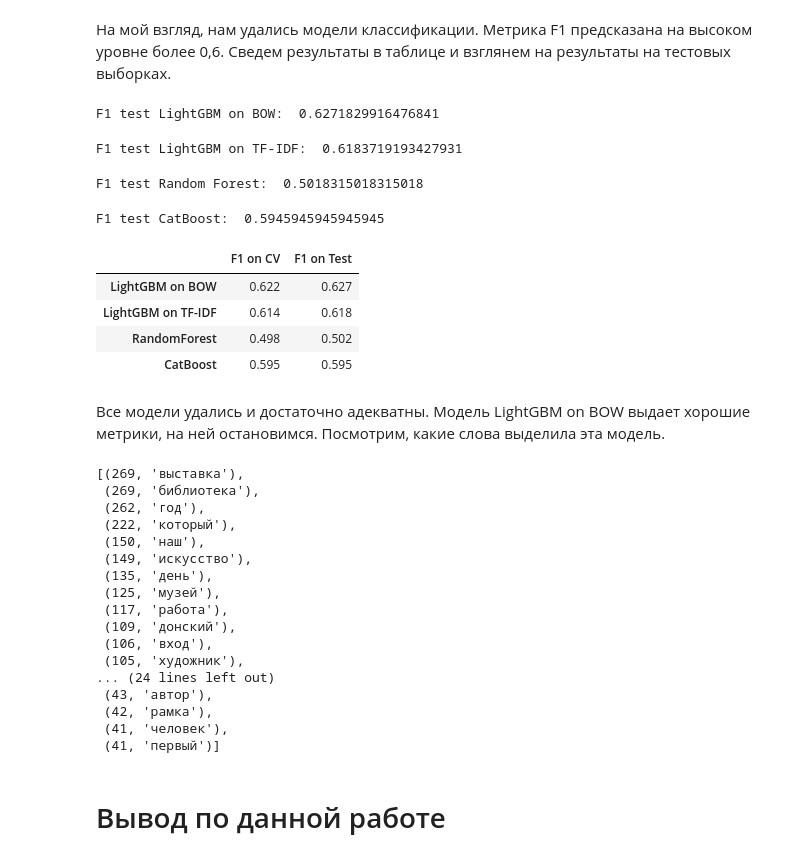
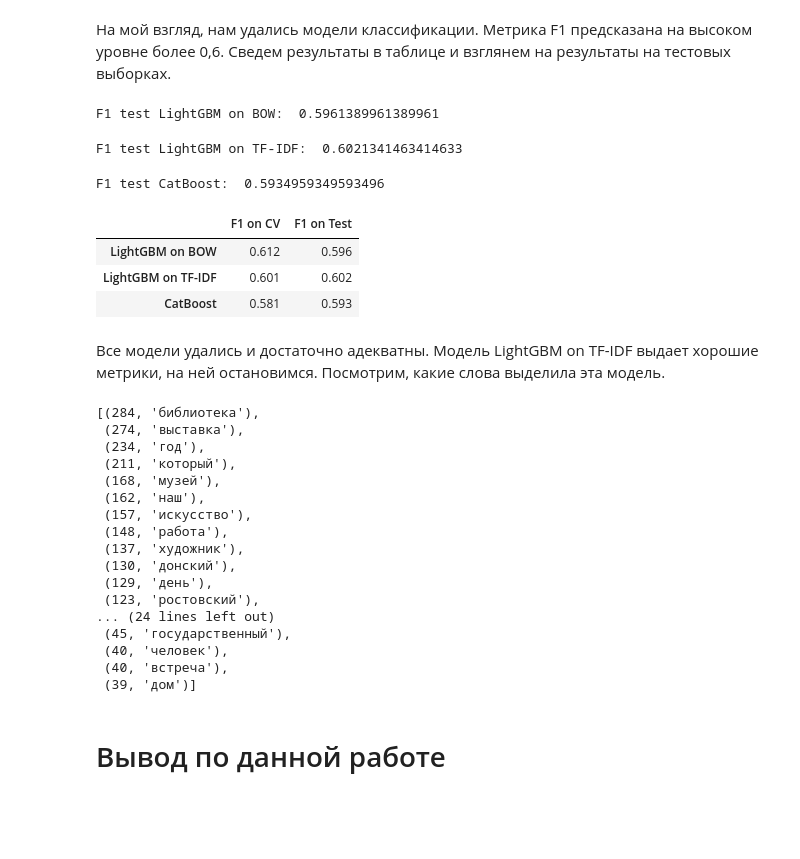
Before and after one commit to gennady671games/vk_nlp, a Jupyter notebook: social_networks.ipynb, the cells around one changed output. Saved outputs shown, nothing was run; the diff lists cells and outputs as text; code cells hidden in the pictures; blank space fills up the shorter version.

```diff
--- a/social_networks.ipynb
+++ b/social_networks.ipynb
@@ -495,0 +458,4 @@ Wall time: 1min 32s
+# %%
+pd.options.display.max_colwidth = 1000000 #Так выглядит пост до обработки
+print(vk.loc[('artbazar_61', 4)][0])
+pd.options.display.max_colwidth = 200
@@ -541,7 +539,7 @@ print(X_test.shape)
 (2450,)
 # %%
 #BOW
-vectorizer1 = CountVectorizer(min_df=5, dtype='float64')
+vectorizer1 = CountVectorizer(min_df=10, dtype='float64')
 
 X_train_bow = vectorizer1.fit_transform(X_train)
 X_test_bow = vectorizer1.transform(X_test)
@@ -557,6 +555,6 @@ print(bow_features)
 # %%
 #TF-IDF
-vectorizer2 = TfidfVectorizer(min_df=5)
+vectorizer2 = TfidfVectorizer(min_df=10)
 
 X_train_tfidf = vectorizer2.fit_transform(X_train)
 X_test_tfidf = vectorizer2.transform(X_test)
@@ -1053,65 +995,56 @@ Recall: 0.479
 f1_lgbm_test_bow = f1_score(y_test_class, prediction_lgbm_class_bow)
 print('F1 test LightGBM on BOW: ', f1_lgbm_test_bow)
 # %% [output]
-F1 test LightGBM on BOW:  0.6271829916476841
+F1 test LightGBM on BOW:  0.5961389961389961
 # %%
 #Проверка на тестовой TF-IDF
 f1_lgbm_test_tfidf = f1_score(y_test_class, prediction_lgbm_class_tfidf)
 print('F1 test LightGBM on TF-IDF: ', f1_lgbm_test_tfidf)
 # %% [output]
-F1 test LightGBM on TF-IDF:  0.6183719193427931
+F1 test LightGBM on TF-IDF:  0.6021341463414633
-# %%
-#Проверка на тестовой Random Forest
-prediction_rf_classifier = model_rf_class.predict(X_test_bow)
-f1_rf = f1_score(y_test_class, prediction_rf_classifier)
-print('F1 test Random Forest: ', f1_rf)
-# %% [output]
-F1 test Random Forest:  0.5018315018315018
-# %%
-#Проверка на тестовой BOW
-f1_catboost_test_bow = f1_score(y_test_class, prediction_catboost_class_bow)
-print('F1 test CatBoost: ', f1_catboost_test_bow)
-# %% [output]
-F1 test CatBoost:  0.5945945945945945
+# %%
+#Проверка на тестовой CatBoost
+f1_catboost_test_bow = f1_score(y_test_class, prediction_catboost_class_bow)
+print('F1 test CatBoost: ', f1_catboost_test_bow)
+# %% [output]
+F1 test CatBoost:  0.5934959349593496
 # %%
 metric_table2 = pd.DataFrame(data=[
     (round(f1_lgbm_bow_cv, 3), round(f1_lgbm_test_bow, 3)),
     (round(f1_lgbm_tfidf_cv, 3), round(f1_lgbm_test_tfidf, 3)),
-    (round(study1.best_value, 3), round(f1_rf, 3)),
     (round(f1_catboost_bow_cv, 3), round(f1_catboost_test_bow, 3))
-], index=['LightGBM on BOW', 'LightGBM on TF-IDF', 'RandomForest', 'CatBoost'], columns=['F1 on CV', 'F1 on Test'])
+], index=['LightGBM on BOW', 'LightGBM on TF-IDF', 'CatBoost'], columns=['F1 on CV', 'F1 on Test'])
 
 display(metric_table2)
 # %% [output]
 |  | F1 on CV | F1 on Test |
-| LightGBM on BOW | 0.622 | 0.627 |
-| LightGBM on TF-IDF | 0.614 | 0.618 |
-| RandomForest | 0.498 | 0.502 |
-| CatBoost | 0.595 | 0.595 |
+| LightGBM on BOW | 0.612 | 0.596 |
+| LightGBM on TF-IDF | 0.601 | 0.602 |
+| CatBoost | 0.581 | 0.593 |
 # %% [markdown]
-Все модели удались и достаточно адекватны. Модель LightGBM on BOW выдает хорошие метрики, на ней остановимся. Посмотрим, какие слова выделила эта модель.
+Все модели удались и достаточно адекватны. Модель LightGBM on TF-IDF выдает хорошие метрики, на ней остановимся. Посмотрим, какие слова выделила эта модель.
 # %%
-feature_importances_class = sorted(zip(model_lgbm_class_bow.best_estimator_.feature_importances_, bow_features),
+feature_importances_class = sorted(zip(model_lgbm_class_tfidf.best_estimator_.feature_importances_, bow_features),
                                    reverse=True)[0:40]
 feature_importances_class
 # %% [output]
-[(269, 'выставка'),
- (269, 'библиотека'),
- (262, 'год'),
- (222, 'который'),
- (150, 'наш'),
- (149, 'искусство'),
- (135, 'день'),
- (125, 'музей'),
- (117, 'работа'),
- (109, 'донский'),
- (106, 'вход'),
- (105, 'художник'),
+[(284, 'библиотека'),
+ (274, 'выставка'),
+ (234, 'год'),
+ (211, 'который'),
+ (168, 'музей'),
+ (162, 'наш'),
+ (157, 'искусство'),
+ (148, 'работа'),
+ (137, 'художник'),
+ (130, 'донский'),
+ (129, 'день'),
+ (123, 'ростовский'),
 ... (24 lines left out)
- (43, 'автор'),
- (42, 'рамка'),
- (41, 'человек'),
- (41, 'первый')]
+ (45, 'государственный'),
+ (40, 'человек'),
+ (40, 'встреча'),
+ (39, 'дом')]
 # %% [markdown]
 # Вывод по данной работе
 # %% [markdown]
```
Also changed, not shown: parts of 56 cells of this notebook, 3 other files.
